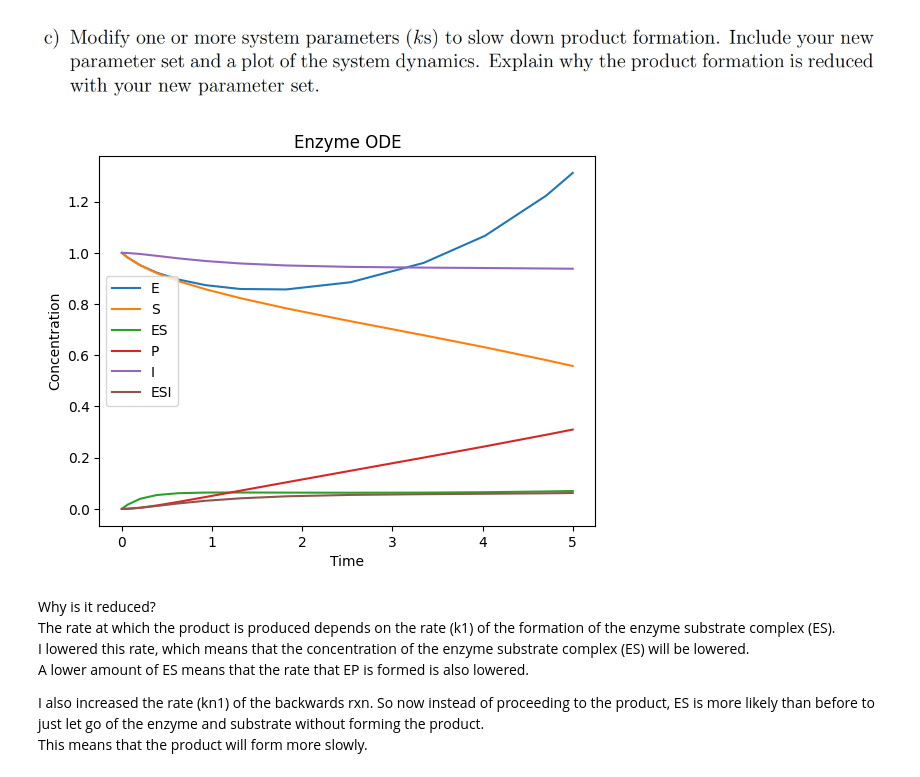
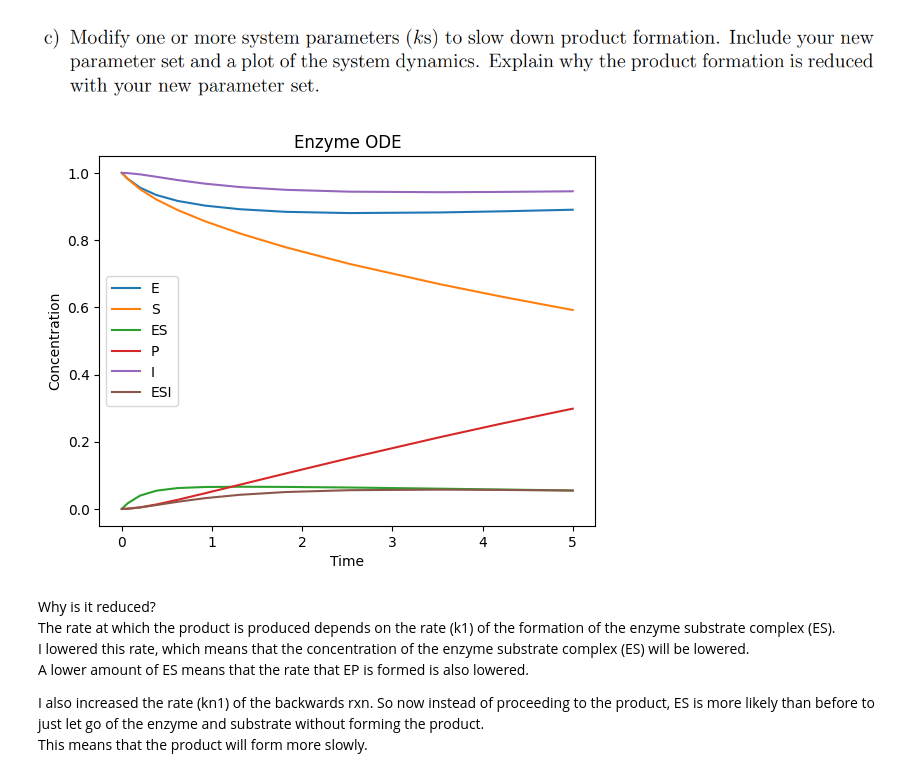
Before and after one commit to TC-Wheel/modeling_biological_systems, a Jupyter notebook: home_work/midterm.ipynb, the cells around one changed output. Drawn from its saved outputs; the diff is of its cells as text; code cells hidden in the pictures.

```diff
--- a/home_work/midterm.ipynb
+++ b/home_work/midterm.ipynb
@@ -99,7 +101,7 @@ def enzyme_ODE(t, y):
     kn3 = 1
 
     # differential equations
-    dedt = - k1 * e * s + kn1 * es + k2 * e * p
+    dedt = - k1 * e * s + kn1 * es + k2 * es
     dsdt = -k1 * e * s + kn1 * es
     desdt = k1 * e * s - kn1 * es - k2 * es - k3 * es * I + kn3 * esi
     dpdt = k2 * es
@@ -147,37 +149,37 @@ def enzyme_ODE(t, y):
     kn3 = 1
 
     # differential equations
-    dedt = - k1 * e * s + kn1 * es + k2 * e * p
+    dedt = - k1 * e * s + kn1 * es + k2 * es
     dsdt = -k1 * e * s + kn1 * es
     desdt = k1 * e * s - kn1 * es - k2 * es - k3 * es * I + kn3 * esi
     dpdt = k2 * es
     dIdt = - k3 * es * I + kn3 * esi
     desidt = - kn3 * esi + k3 * es * I
 
     #outputs the deriviates for each of the species
     dydt = [dedt, dsdt, desdt, dpdt, dIdt, desidt] # repack dydt
     # the Y var needs to be the same size as the dydt!
 
     return dydt
 
 # the time interval of the simulation
 tspan = [0,5]
 
 # set initial conditions
 y = [1,1,0,0,1,0] # 'E', 'S', 'ES', 'P', 'I', 'ESI'
 
 # integrate the ODE
 sol = solve_ivp(enzyme_ODE, tspan, y)
 
 #plot the results
 plt.plot(sol.t, sol.y.T) #the T is the transpose to get the dimensions right for plotting
 plt.legend(['E', 'S', 'ES', 'P', 'I', 'ESI'])
 plt.title('Enzyme ODE')
 plt.xlabel('Time')
 plt.ylabel('Concentration')
 plt.show()
 # %% [output]
-[figure, old version]
+[figure, new version]
 # %% [markdown]
 Why is it reduced?
 The rate at which the product is produced depends on the rate (k1) of the formation of the enzyme substrate complex (ES).
```
Also changed, not shown: parts of 5 cells of this notebook.
